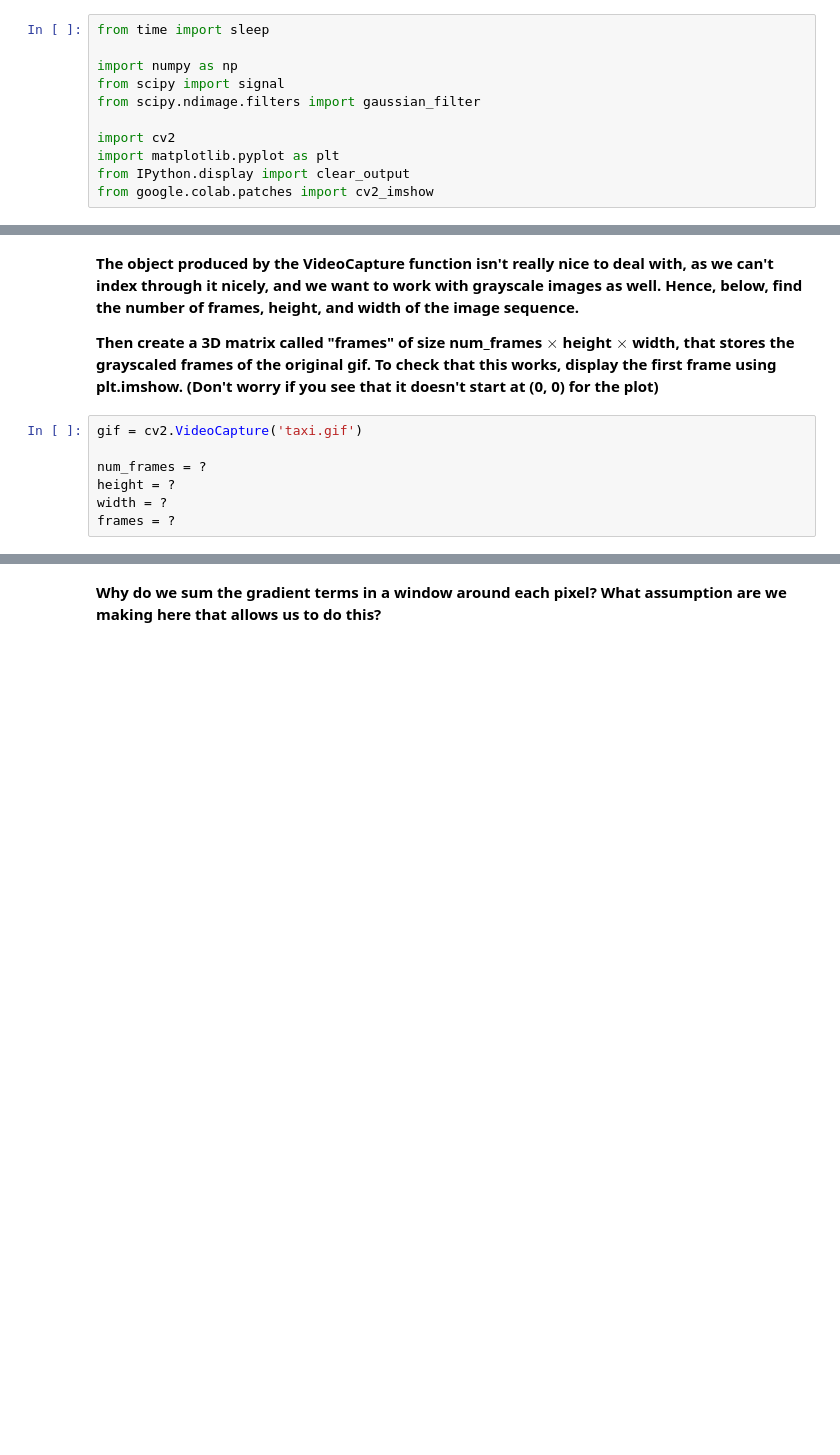
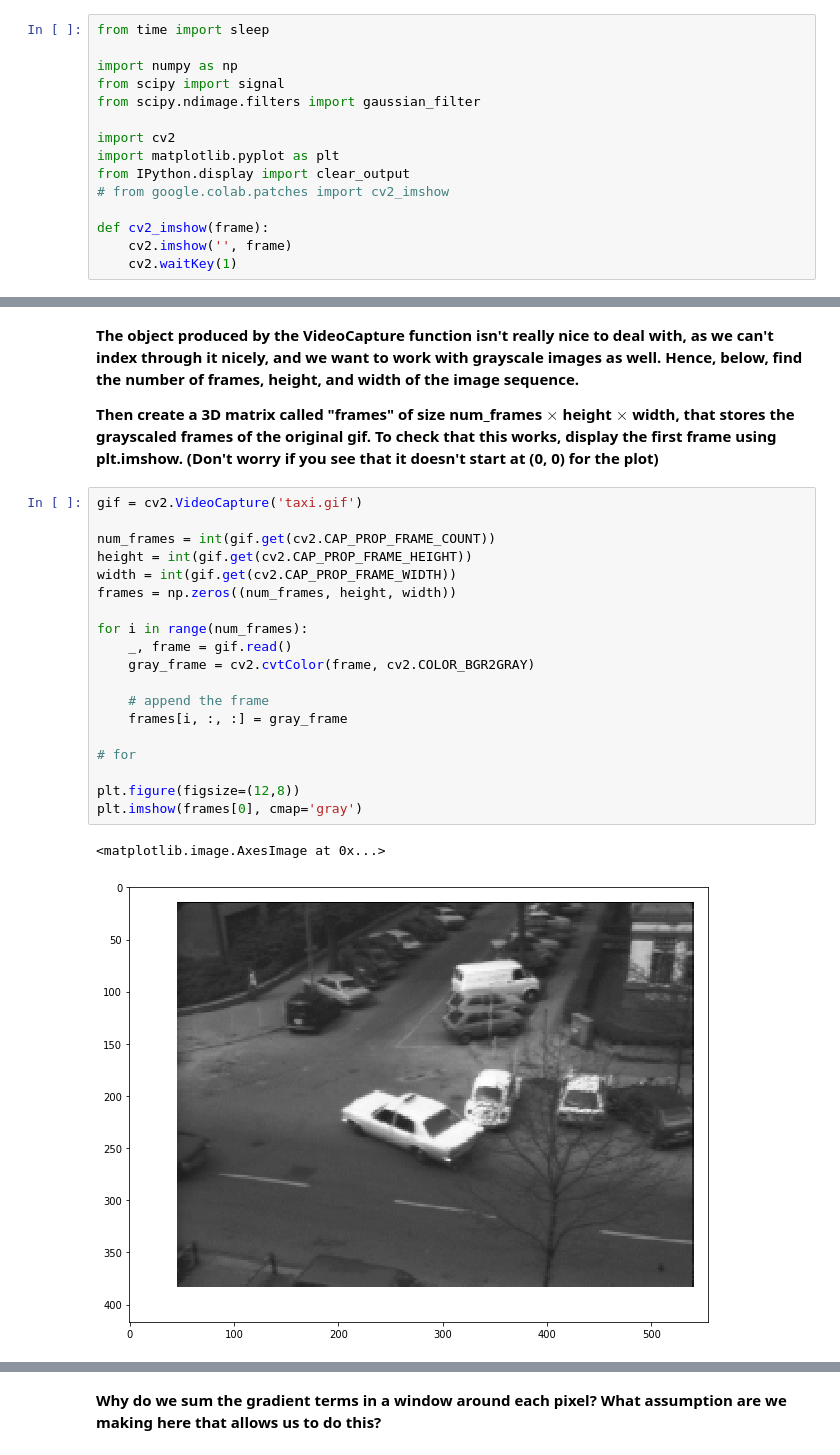
Before and after one commit to dlezcan1/computer-vision-fall-2020, a Jupyter notebook: week9/(Week_9)_Optical_Flow.ipynb, the cells around one changed output, grey strips where cells are left out. Saved outputs shown, nothing was run; the diff lists cells and outputs as text; blank space fills up the shorter version.

```diff
--- a/week9/(Week_9)_Optical_Flow.ipynb
+++ b/week9/(Week_9)_Optical_Flow.ipynb
@@ -26,7 +26,11 @@ from scipy.ndimage.filters import gaussian_filter
 import cv2
 import matplotlib.pyplot as plt
 from IPython.display import clear_output
-from google.colab.patches import cv2_imshow
+# from google.colab.patches import cv2_imshow
+
+def cv2_imshow(frame):
+    cv2.imshow('', frame)
+    cv2.waitKey(1)
 # %% [markdown]
 **Read in the gif that is part of the repo, of three cars moving. We'll display it as a series of imshows with a small delay in between - you might see some flashing as the images change from one frame to another (I couldn't really figure out a nice way to display gifs in google colab).**
 # %%
@@ -42,13 +48,28 @@ for i in range(int(gif.get(cv2.CAP_PROP_FRAME_COUNT))):
 **The object produced by the VideoCapture function isn't really nice to deal with, as we can't index through it nicely, and we want to work with grayscale images as well. Hence, below, find the number of frames, height, and width of the image sequence.**
 
 **Then create a 3D matrix called "frames" of size num_frames $\times$ height $\times$ width, that stores the grayscaled frames of the original gif. To check that this works, display the first frame using plt.imshow. (Don't worry if you see that it doesn't start at (0, 0) for the plot)**
-# %%
-gif = cv2.VideoCapture('taxi.gif')
-
-num_frames = ?
-height = ?
-width = ?
-frames = ?
+# %%
+gif = cv2.VideoCapture('taxi.gif')
+
+num_frames = int(gif.get(cv2.CAP_PROP_FRAME_COUNT))
+height = int(gif.get(cv2.CAP_PROP_FRAME_HEIGHT))
+width = int(gif.get(cv2.CAP_PROP_FRAME_WIDTH))
+frames = np.zeros((num_frames, height, width))
+
+for i in range(num_frames):
+    _, frame = gif.read()
+    gray_frame = cv2.cvtColor(frame, cv2.COLOR_BGR2GRAY)
+
+    # append the frame
+    frames[i, :, :] = gray_frame
+
+# for
+
+plt.figure(figsize=(12,8))
+plt.imshow(frames[0], cmap='gray')
+# %% [output]
+<matplotlib.image.AxesImage at 0x...>
+[figure, added]
 # %% [markdown]
 **In lecture, we saw that to get the optical flow, we assumed brightness contancy, small motion, and spatial coherence. This allows us to use gradients within a frame and between frames to determine motion of pixels from one frame to another.**
 
```
Also changed, not shown: parts of 9 cells of this notebook.
